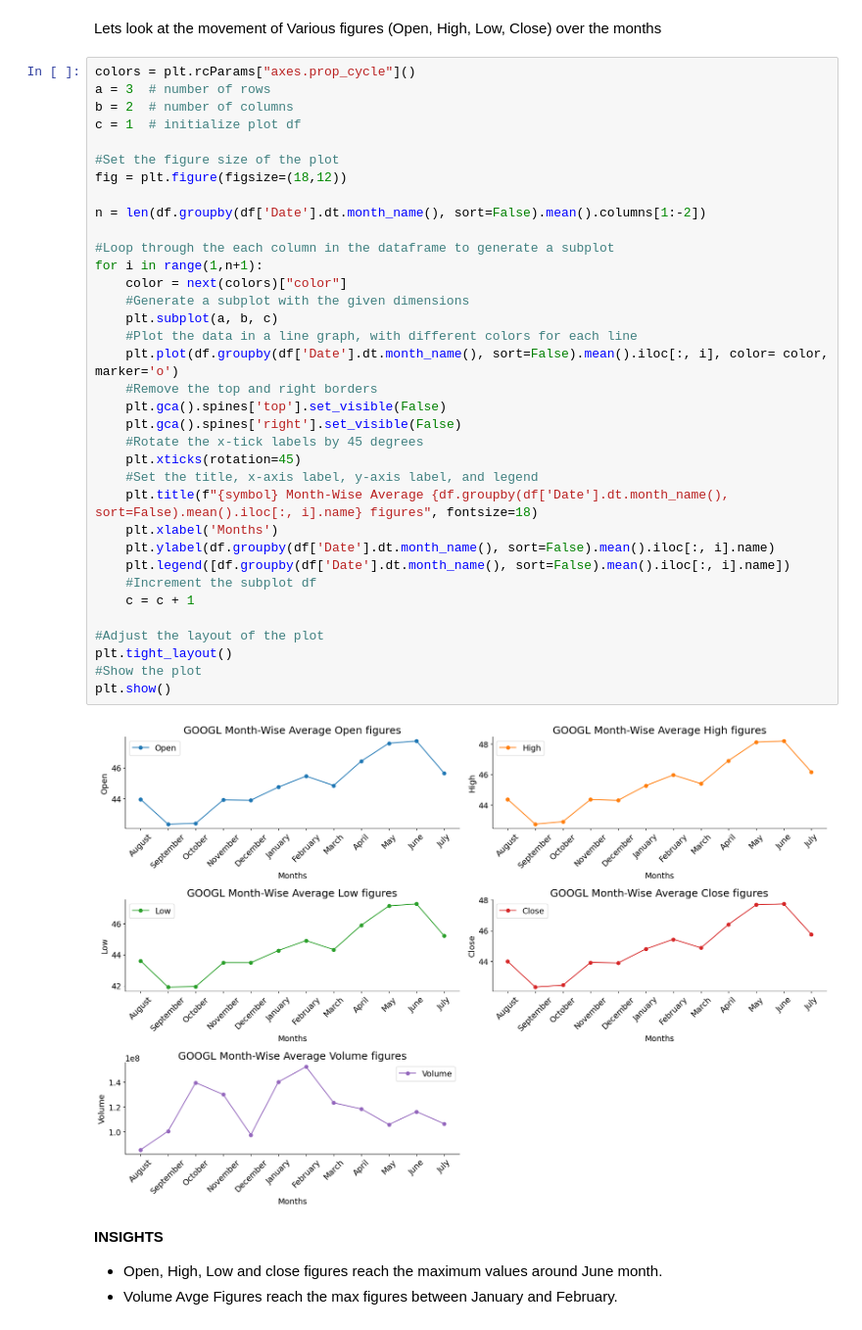
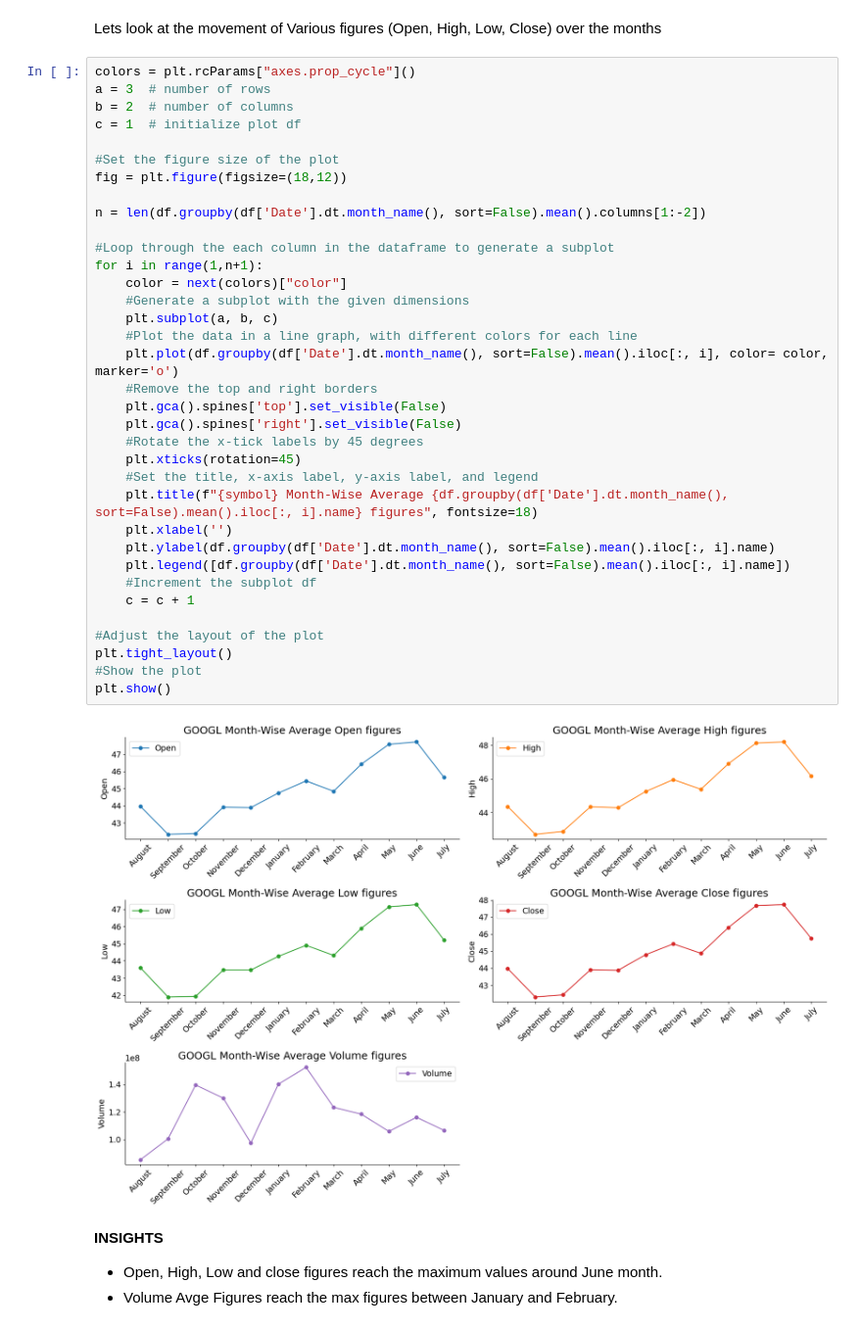
Before and after one commit to dakshbhatnagar/projects, a Jupyter notebook: arima/arima.ipynb, the cells around one changed output. Shown at 98% size. Cells and saved outputs as stored; diff of their text form.

```diff
--- a/arima/arima.ipynb
+++ b/arima/arima.ipynb
@@ -74,35 +115,35 @@ c = 1  # initialize plot df
 
 #Set the figure size of the plot
 fig = plt.figure(figsize=(18,12))
 
 n = len(df.groupby(df['Date'].dt.month_name(), sort=False).mean().columns[1:-2])
 
 #Loop through the each column in the dataframe to generate a subplot
 for i in range(1,n+1):
     color = next(colors)["color"]
     #Generate a subplot with the given dimensions
     plt.subplot(a, b, c)
     #Plot the data in a line graph, with different colors for each line
     plt.plot(df.groupby(df['Date'].dt.month_name(), sort=False).mean().iloc[:, i], color= color, marker='o')
     #Remove the top and right borders
     plt.gca().spines['top'].set_visible(False)
     plt.gca().spines['right'].set_visible(False)
     #Rotate the x-tick labels by 45 degrees
     plt.xticks(rotation=45)
     #Set the title, x-axis label, y-axis label, and legend
     plt.title(f"{symbol} Month-Wise Average {df.groupby(df['Date'].dt.month_name(), sort=False).mean().iloc[:, i].name} figures", fontsize=18)
-    plt.xlabel('Months')
+    plt.xlabel('')
     plt.ylabel(df.groupby(df['Date'].dt.month_name(), sort=False).mean().iloc[:, i].name)
     plt.legend([df.groupby(df['Date'].dt.month_name(), sort=False).mean().iloc[:, i].name])
     #Increment the subplot df
     c = c + 1
 
 #Adjust the layout of the plot
 plt.tight_layout()
 #Show the plot
 plt.show()
 # %% [output]
-[figure, old version]
+[figure, new version]
 # %% [markdown]
 **INSIGHTS**
 
```
Also changed, not shown: parts of 24 cells of this notebook, 2 other files.
